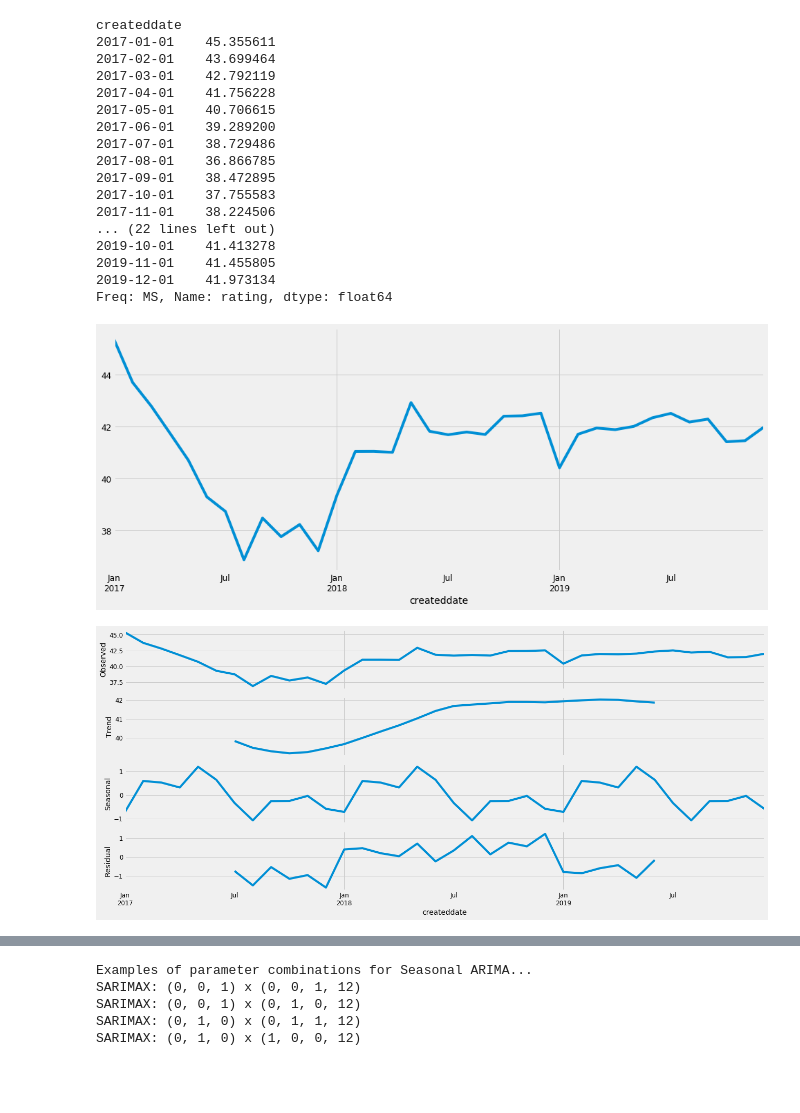
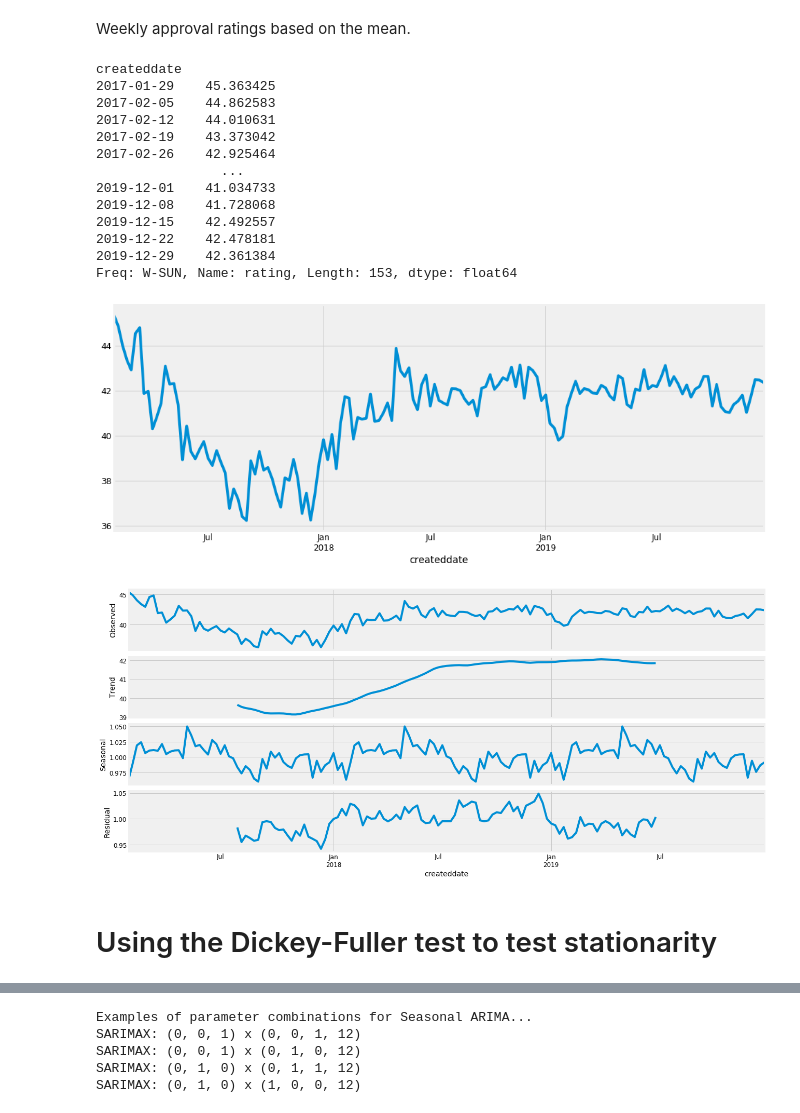
Before and after one commit to robblatt/Basic-Time-Series-Exploration, a Jupyter notebook: Presidential Time Series.ipynb, the cells around one changed output, grey strips where cells are left out. Cells and saved outputs as stored; diff of their text form; code cells hidden in the pictures; blank space fills up the shorter version.

```diff
--- a/Presidential Time Series.ipynb
+++ b/Presidential Time Series.ipynb
@@ -32,0 +19,3 @@ df_merged = df_merged[['Category', 'createddate', 'rating']]
+# %%
+url = "https://projects.fivethirtyeight.com/trump-approval-data/approval_polllist.csv"
+df = pd.read_csv(url, parse_dates = ['createddate'])
@@ -76,2 +86,4 @@ approval = approval.groupby('createddate')
+# %% [markdown]
+Weekly approval ratings based on the mean.
 # %%
-approval = approval['rating'].mean().reset_index()
+y = approval['rating'].resample('W').mean()
@@ -80,35 +90,31 @@ approval = approval.set_index('createddate')
-# %%
-y = approval['rating'].resample('MS').mean()
 # %%
-y['2017':]
+y
 # %% [output]
 createddate
-2017-01-01    45.355611
-2017-02-01    43.699464
-2017-03-01    42.792119
-2017-04-01    41.756228
-2017-05-01    40.706615
-2017-06-01    39.289200
-2017-07-01    38.729486
-2017-08-01    36.866785
-2017-09-01    38.472895
-2017-10-01    37.755583
-2017-11-01    38.224506
-... (22 lines left out)
-2019-10-01    41.413278
-2019-11-01    41.455805
-2019-12-01    41.973134
-Freq: MS, Name: rating, dtype: float64
+2017-01-29    45.363425
+2017-02-05    44.862583
+2017-02-12    44.010631
+2017-02-19    43.373042
+2017-02-26    42.925464
+                ...
+2019-12-01    41.034733
+2019-12-08    41.728068
+2019-12-15    42.492557
+2019-12-22    42.478181
+2019-12-29    42.361384
+Freq: W-SUN, Name: rating, Length: 153, dtype: float64
 # %%
 y.plot(figsize=(15, 6))
 plt.show()
 # %% [output]
-[figure, old version]
+[figure, new version]
 # %%
 from pylab import rcParams
 rcParams['figure.figsize'] = 18, 8
-decomposition = sm.tsa.seasonal_decompose(y, model='additive')
+decomposition = sm.tsa.seasonal_decompose(y, model='multiplicative', freq = 52)
 fig = decomposition.plot()
 plt.show()
 # %% [output]
-[figure, old version]
+[figure, new version]
+# %% [markdown]
+# Using the Dickey-Fuller test to test stationarity
```
Also changed, not shown: parts of 66 cells of this notebook, 1 other file.
